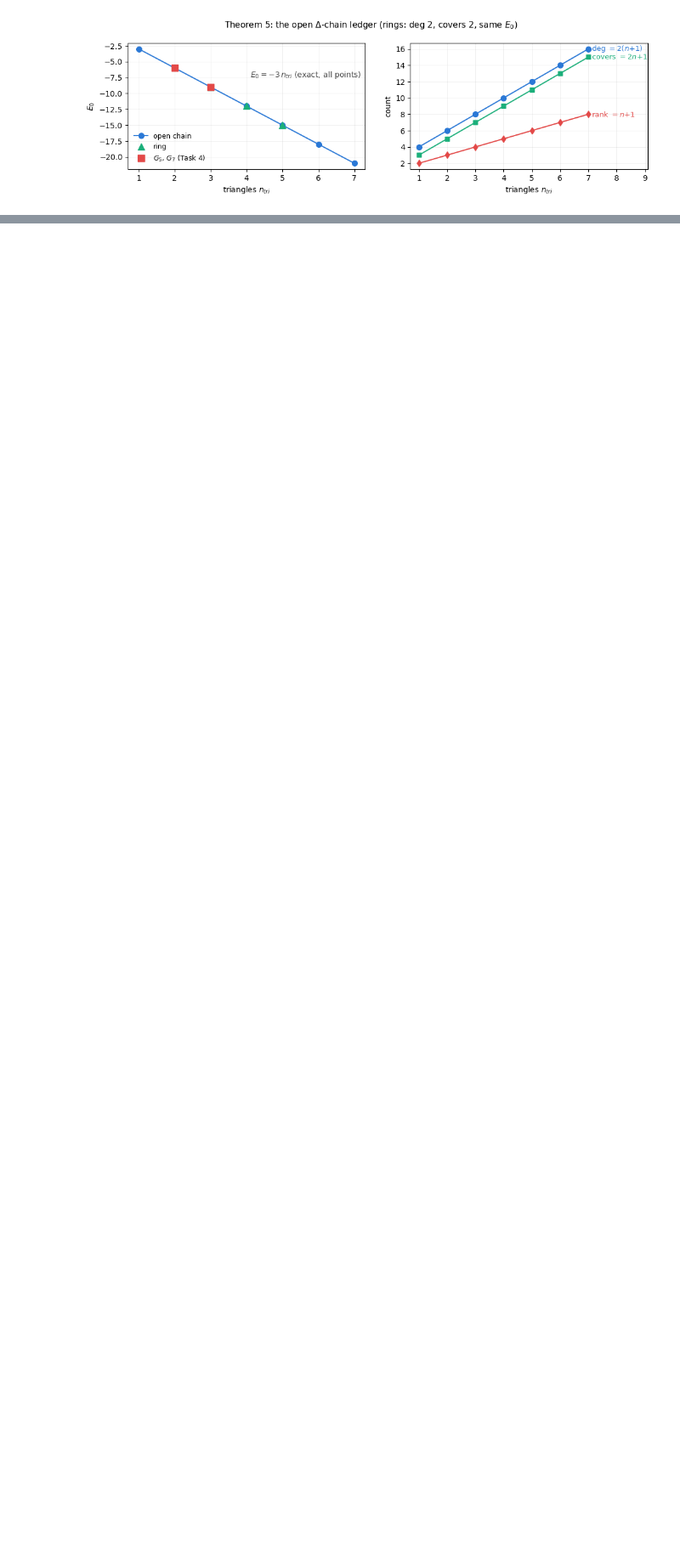
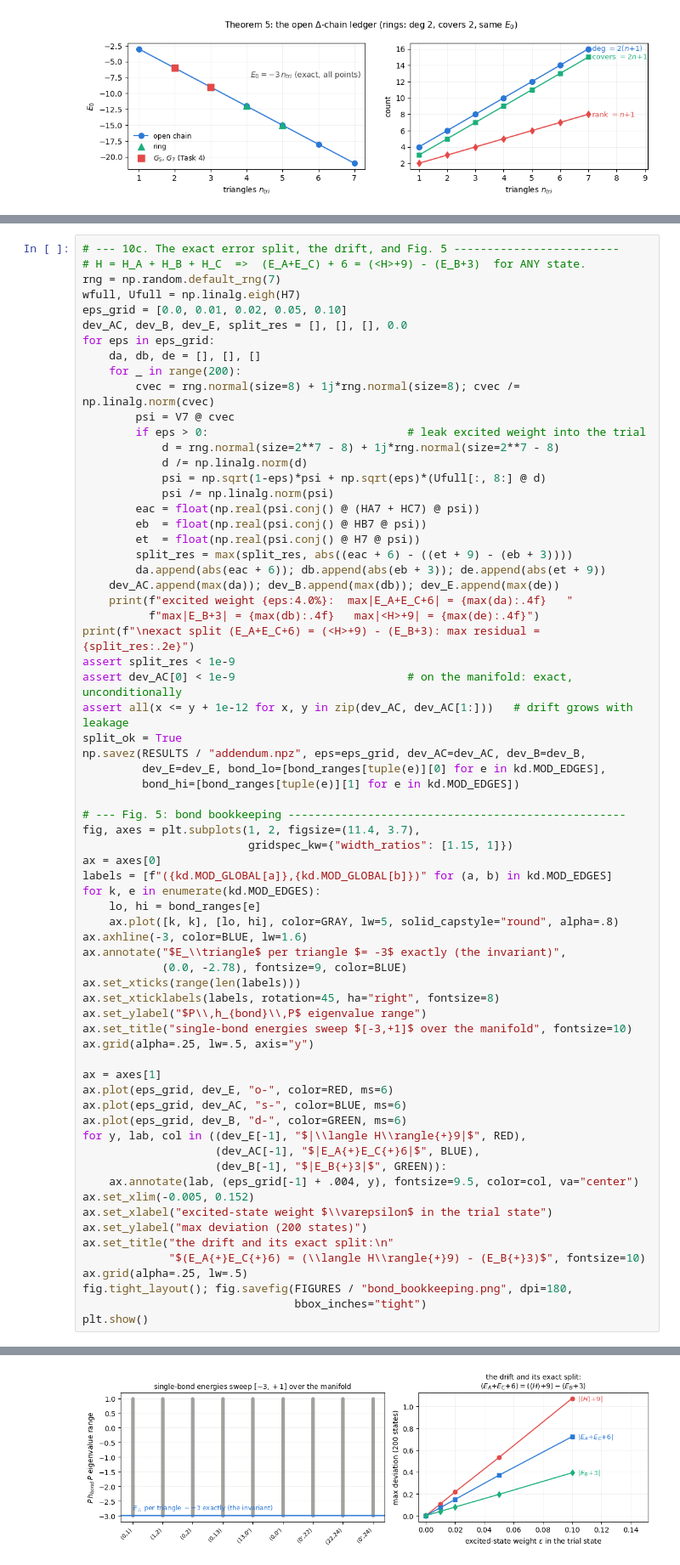
Before and after one commit to Julianaros/Kagome-DnC-VQE, a Jupyter notebook: 4_Task/Dummy_Triangle_KAFH.ipynb, the cells around one changed output, grey strips where cells are left out. Shown at 85% size. Drawn from its saved outputs; the diff is of its cells as text; blank space fills up the shorter version.

```diff
--- a/4_Task/Dummy_Triangle_KAFH.ipynb
+++ b/4_Task/Dummy_Triangle_KAFH.ipynb
@@ -885,0 +1056,69 @@ locality of the insertion (deletion is local, insertion provably is not).
+# %%
+# --- 10c. The exact error split, the drift, and Fig. 5 -------------------------
+# H = H_A + H_B + H_C  =>  (E_A+E_C) + 6 = (<H>+9) - (E_B+3)  for ANY state.
+rng = np.random.default_rng(7)
+wfull, Ufull = np.linalg.eigh(H7)
+eps_grid = [0.0, 0.01, 0.02, 0.05, 0.10]
+dev_AC, dev_B, dev_E, split_res = [], [], [], 0.0
+for eps in eps_grid:
+    da, db, de = [], [], []
+    for _ in range(200):
+        cvec = rng.normal(size=8) + 1j*rng.normal(size=8); cvec /= np.linalg.norm(cvec)
+        psi = V7 @ cvec
+        if eps > 0:                              # leak excited weight into the trial
+            d = rng.normal(size=2**7 - 8) + 1j*rng.normal(size=2**7 - 8)
+            d /= np.linalg.norm(d)
+            psi = np.sqrt(1-eps)*psi + np.sqrt(eps)*(Ufull[:, 8:] @ d)
+            psi /= np.linalg.norm(psi)
+        eac = float(np.real(psi.conj() @ (HA7 + HC7) @ psi))
+        eb  = float(np.real(psi.conj() @ HB7 @ psi))
+        et  = float(np.real(psi.conj() @ H7 @ psi))
+        split_res = max(split_res, abs((eac + 6) - ((et + 9) - (eb + 3))))
+        da.append(abs(eac + 6)); db.append(abs(eb + 3)); de.append(abs(et + 9))
+    dev_AC.append(max(da)); dev_B.append(max(db)); dev_E.append(max(de))
+    print(f"excited weight {eps:4.0%}:  max|E_A+E_C+6| = {max(da):.4f}   "
+          f"max|E_B+3| = {max(db):.4f}   max|<H>+9| = {max(de):.4f}")
+print(f"\nexact split (E_A+E_C+6) = (<H>+9) - (E_B+3): max residual = {split_res:.2e}")
+assert split_res < 1e-9
+assert dev_AC[0] < 1e-9                          # on the manifold: exact, unconditionally
+assert all(x <= y + 1e-12 for x, y in zip(dev_AC, dev_AC[1:]))   # drift grows with leakage
+split_ok = True
+np.savez(RESULTS / "addendum.npz", eps=eps_grid, dev_AC=dev_AC, dev_B=dev_B,
+         dev_E=dev_E, bond_lo=[bond_ranges[tuple(e)][0] for e in kd.MOD_EDGES],
+         bond_hi=[bond_ranges[tuple(e)][1] for e in kd.MOD_EDGES])
+
+# --- Fig. 5: bond bookkeeping ---------------------------------------------------
+fig, axes = plt.subplots(1, 2, figsize=(11.4, 3.7),
+                         gridspec_kw={"width_ratios": [1.15, 1]})
+ax = axes[0]
+labels = [f"({kd.MOD_GLOBAL[a]},{kd.MOD_GLOBAL[b]})" for (a, b) in kd.MOD_EDGES]
+for k, e in enumerate(kd.MOD_EDGES):
+    lo, hi = bond_ranges[e]
+    ax.plot([k, k], [lo, hi], color=GRAY, lw=5, solid_capstyle="round", alpha=.8)
+ax.axhline(-3, color=BLUE, lw=1.6)
+ax.annotate("$E_\\triangle$ per triangle $= -3$ exactly (the invariant)",
+            (0.0, -2.78), fontsize=9, color=BLUE)
+ax.set_xticks(range(len(labels)))
+ax.set_xticklabels(labels, rotation=45, ha="right", fontsize=8)
+ax.set_ylabel("$P\\,h_{bond}\\,P$ eigenvalue range")
+ax.set_title("single-bond energies sweep $[-3,+1]$ over the manifold", fontsize=10)
+ax.grid(alpha=.25, lw=.5, axis="y")
+
+ax = axes[1]
+ax.plot(eps_grid, dev_E, "o-", color=RED, ms=6)
+ax.plot(eps_grid, dev_AC, "s-", color=BLUE, ms=6)
+ax.plot(eps_grid, dev_B, "d-", color=GREEN, ms=6)
+for y, lab, col in ((dev_E[-1], "$|\\langle H\\rangle{+}9|$", RED),
+                    (dev_AC[-1], "$|E_A{+}E_C{+}6|$", BLUE),
+                    (dev_B[-1], "$|E_B{+}3|$", GREEN)):
+    ax.annotate(lab, (eps_grid[-1] + .004, y), fontsize=9.5, color=col, va="center")
+ax.set_xlim(-0.005, 0.152)
+ax.set_xlabel("excited-state weight $\\varepsilon$ in the trial state")
+ax.set_ylabel("max deviation (200 states)")
+ax.set_title("the drift and its exact split:\n"
+             "$(E_A{+}E_C{+}6) = (\\langle H\\rangle{+}9) - (E_B{+}3)$", fontsize=10)
+ax.grid(alpha=.25, lw=.5)
+fig.tight_layout(); fig.savefig(FIGURES / "bond_bookkeeping.png", dpi=180,
+                                bbox_inches="tight")
+plt.show()
+# %% [output]
@@ -886,3 +1132,4 @@ locality of the insertion (deletion is local, insertion provably is not).
+[figure, added]
 # %%
 # --- Referee cell: one-shot re-assertion of every headline number --------------
 ledger = {
```
Also changed, not shown: parts of 6 cells of this notebook, 3 other files.
